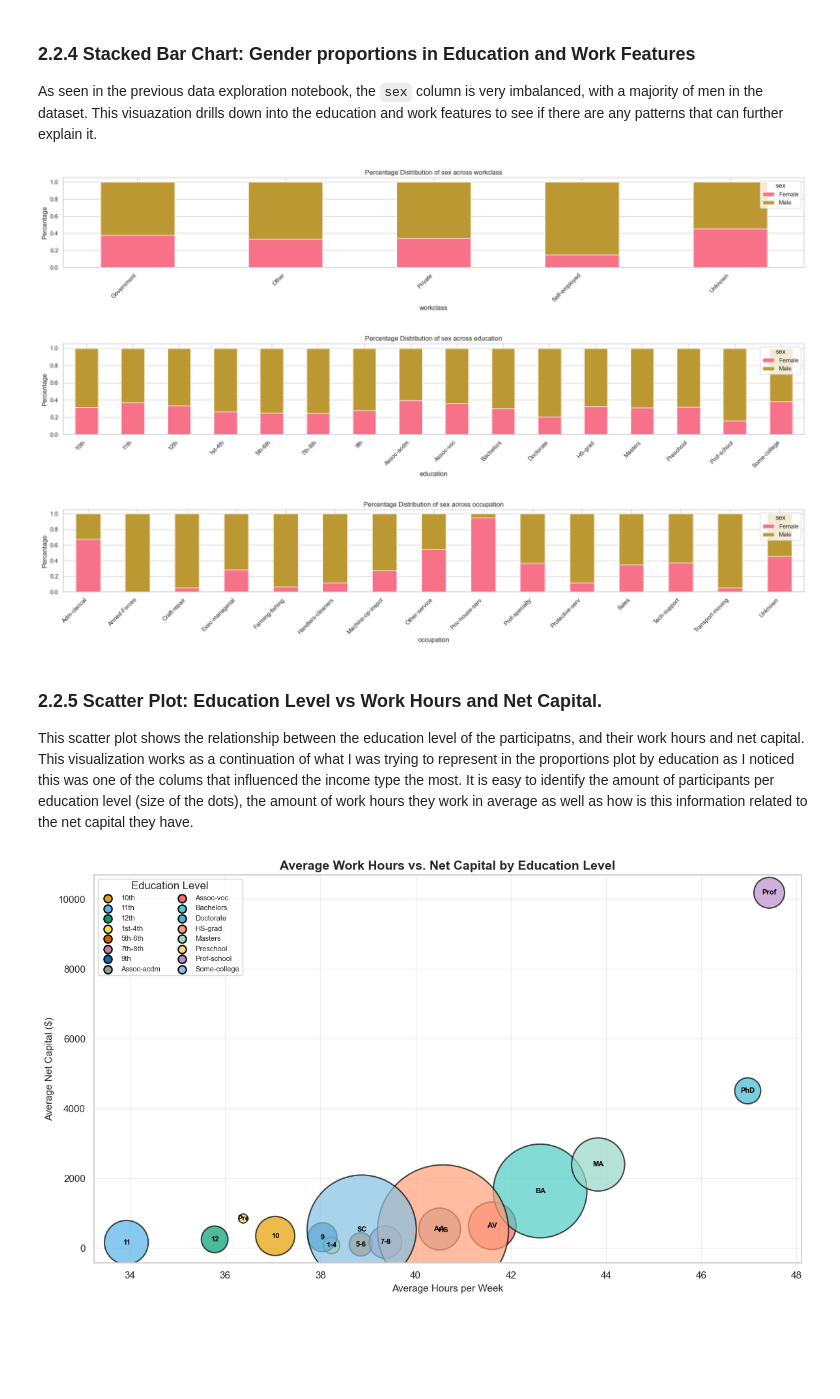
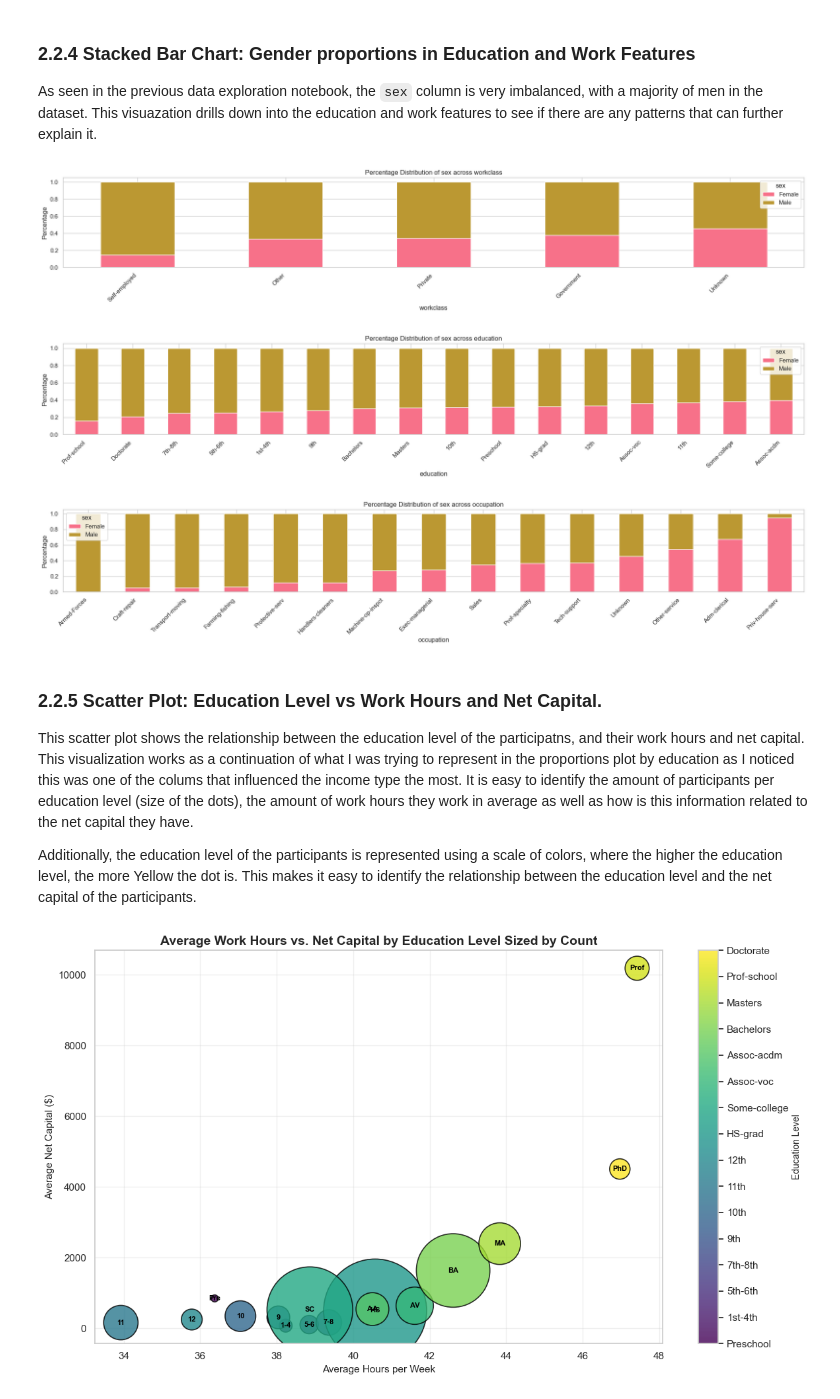
Before and after one commit to DanielMelo46/COMP-2040-Python-Essentials-Final-Project, a Jupyter notebook: Final_Analysis.ipynb, the cells around one changed output. Drawn from its saved outputs; the diff is of its cells as text; code cells hidden in the pictures; blank space fills up the shorter version.

```diff
--- a/Final_Analysis.ipynb
+++ b/Final_Analysis.ipynb
@@ -267,76 +305,84 @@ As seen in the previous data exploration notebook, the `sex` column is very imba
 # %%
 gender_plots = ['workclass', 'education', 'occupation']
 
-utils.plot_categorical_proportions(df, categorical_cols=gender_plots, target_col='sex')
+utils.plot_categorical_proportions(df, categorical_cols=gender_plots, target_col='sex', sort_by="sex", ascending=True)
 # %% [output]
-[figure, old version]
+[figure, new version]
-[figure, old version]
+[figure, new version]
-[figure, old version]
+[figure, new version]
 # %% [markdown]
 ### 2.2.5 Scatter Plot: Education Level vs Work Hours and Net Capital.
 This scatter plot shows the relationship between the education level of the participatns, and their work hours and net capital. This visualization works as a continuation of what I was trying to represent in the proportions plot by education as I noticed this was one of the colums that influenced the income type the most. It is easy to identify the amount of participants per education level (size of the dots), the amount of work hours they work in average as well as how is this information related to the net capital they have.
+
+Additionally, the education level of the participants is represented using a scale of colors, where the higher the education level, the more Yellow the dot is. This makes it easy to identify the relationship between the education level and the net capital of the participants.
 # %%
+# Grouped data
 grouped = df.groupby('education', as_index=False).agg({
     'hours_per_week': 'mean',
     'net_capital': 'mean',
     'sex': 'count'
 }).rename(columns={'sex': 'count'})
 
-# Create abbreviations for education levels
+# Abbreviations
 abbrev_map = {
     '10th': '10', '11th': '11', '12th': '12',
     '1st-4th': '1-4', '5th-6th': '5-6', '7th-8th': '7-8', '9th': '9',
     'Assoc-acdm': 'AA', 'Assoc-voc': 'AV', 'Bachelors': 'BA',
     'Doctorate': 'PhD', 'HS-grad': 'HS', 'Masters': 'MA',
     'Preschool': 'Pre', 'Prof-school': 'Prof', 'Some-college': 'SC'
 }
 grouped['abbrev'] = grouped['education'].map(abbrev_map)
 
-colors = ['#E69F00', '#56B4E9', '#009E73', '#F0E442', '#D55E00', '#CC79A7',
-          '#0072B2', '#999999', '#FF6B6B', '#4ECDC4', '#45B7D1', '#FFA07A',
-          '#98D8C8', '#F7DC6F', '#BB8FCE', '#85C1E2']
+# Map education levels to years (dictionary must be defined earlier)
+grouped['edu_years'] = grouped['education'].map(education_num_dict)
 
+# Sort by years of education
+grouped = grouped.sort_values('edu_years')
 
+# Create figure and axis
 fig, ax = plt.subplots(figsize=(12, 7))
 
-
-scatter = ax.scatter(grouped['hours_per_week'],
-                     grouped['net_capital'],
-                     s=grouped['count'] * 2,
-                     alpha=0.7,
-                     c=[colors[i] for i in range(len(grouped))],  # assign unique color per education
-                     edgecolors='black',
-                     linewidth=1.5)
+# Scatter plot with gradient coloring
+scatter = ax.scatter(
+    grouped['hours_per_week'],
+    grouped['net_capital'],
+    s=grouped['count']*1.2,
+    alpha=0.8,
+    c=grouped['edu_years'],   # gradient based on years
+    cmap=plt.cm.viridis,
+    edgecolors='black',
+    linewidth=1.2
+)
 
 # Add abbreviation labels inside circles
 for idx, row in grouped.iterrows():
     ax.annotate(row['abbrev'],
                 xy=(row['hours_per_week'], row['net_capital']),
                 ha='center', va='center',
                 fontsize=8, fontweight='bold', color='black')
 
-plt.title('Average Work Hours vs. Net Capital by Education Level',
+# Titles and labels
+plt.title('Average Work Hours vs. Net Capital by Education Level Sized by Count',
           fontsize=14, fontweight='bold')
 plt.xlabel('Average Hours per Week', fontsize=11)
 plt.ylabel('Average Net Capital ($)', fontsize=11)
 
+# Colorbar with categorical ticks (education levels)
+cbar = plt.colorbar(scatter, ax=ax)
+cbar.set_label('Education Level', fontsize=10)
 
-# Create custom legend for education levels
-education_levels = grouped['education'].values
-for i, edu in enumerate(education_levels):
-    ax.scatter([], [], s=80, c=colors[i],
-               edgecolors='black', linewidth=1.5, label=edu)
+# Replace numeric ticks with education labels
+cbar.set_ticks(grouped['edu_years'].unique())
+cbar.set_ticklabels(grouped['education'].unique())
 
 
-ax.legend(scatterpoints=1, title='Education Level', loc='upper left',
-          frameon=True, fontsize=8, ncol=2)  # ncol=2 for narrower legend
 
-
-# Add gridlines for easier reading
+# Grid and layout
 ax.grid(alpha=0.3)
 plt.tight_layout()
+plt.show()
 # %% [output]
-[figure, old version]
+[figure, new version]
 # %% [markdown]
 ## 2.3 Analysis Question
 ### 2.3.1 Define the Analysis Question
```
Also changed, not shown: parts of 6 cells of this notebook, 1 other file.
